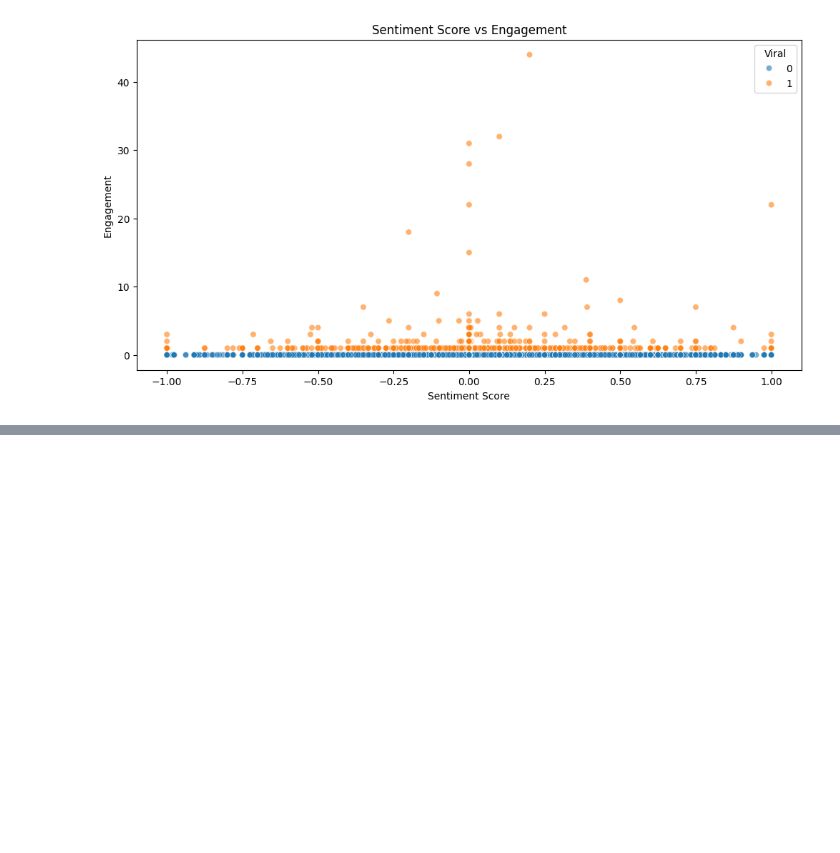
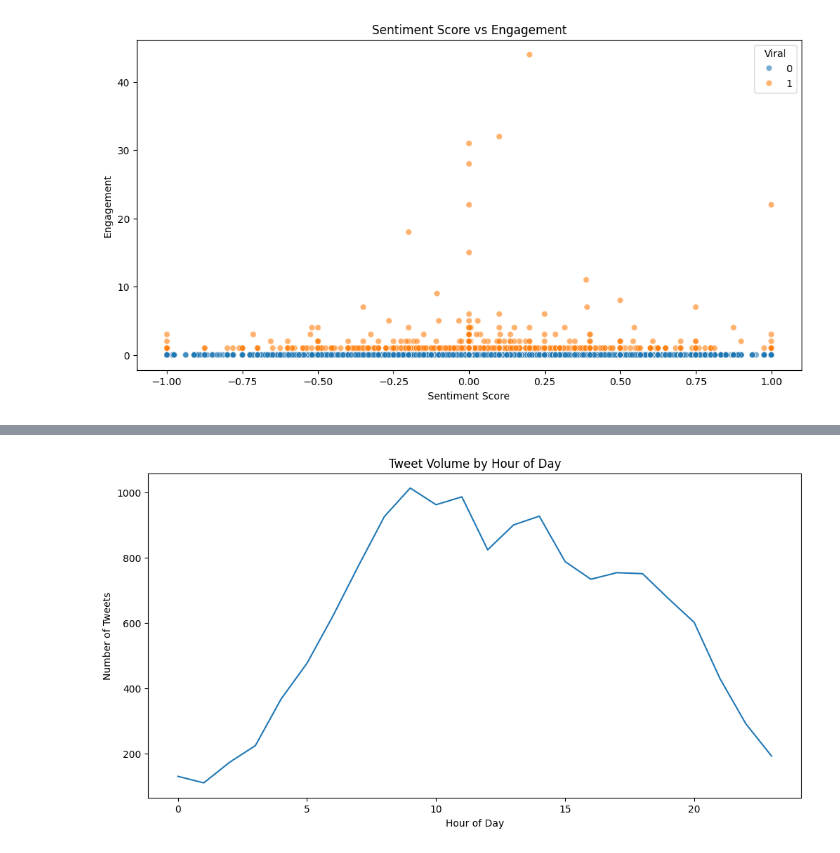
Before and after one commit to abubakarp789/Viral_or_Not-Predicting_Virality_of_Tweets, a Jupyter notebook: Predicting_Virality_of_Tweets.ipynb, the cells around one changed output, grey strips where cells are left out. Saved outputs shown, nothing was run; the diff lists cells and outputs as text; code cells hidden in the pictures; blank space fills up the shorter version.

```diff
--- a/Predicting_Virality_of_Tweets.ipynb
+++ b/Predicting_Virality_of_Tweets.ipynb
@@ -582,0 +658,11 @@ weighted avg       0.89      0.94      0.92      3660
+# %%
+# 2. Time-based Analysis
+plt.figure(figsize=(12, 6))
+hourly_data = data.groupby('tweet_hour').size().reset_index(name='count')
+sns.lineplot(x='tweet_hour', y='count', data=hourly_data)
+plt.title('Tweet Volume by Hour of Day')
+plt.xlabel('Hour of Day')
+plt.ylabel('Number of Tweets')
+plt.show()
+# %% [output]
+[figure, added]
```
Also changed, not shown: parts of 17 cells of this notebook, 6 other files.
